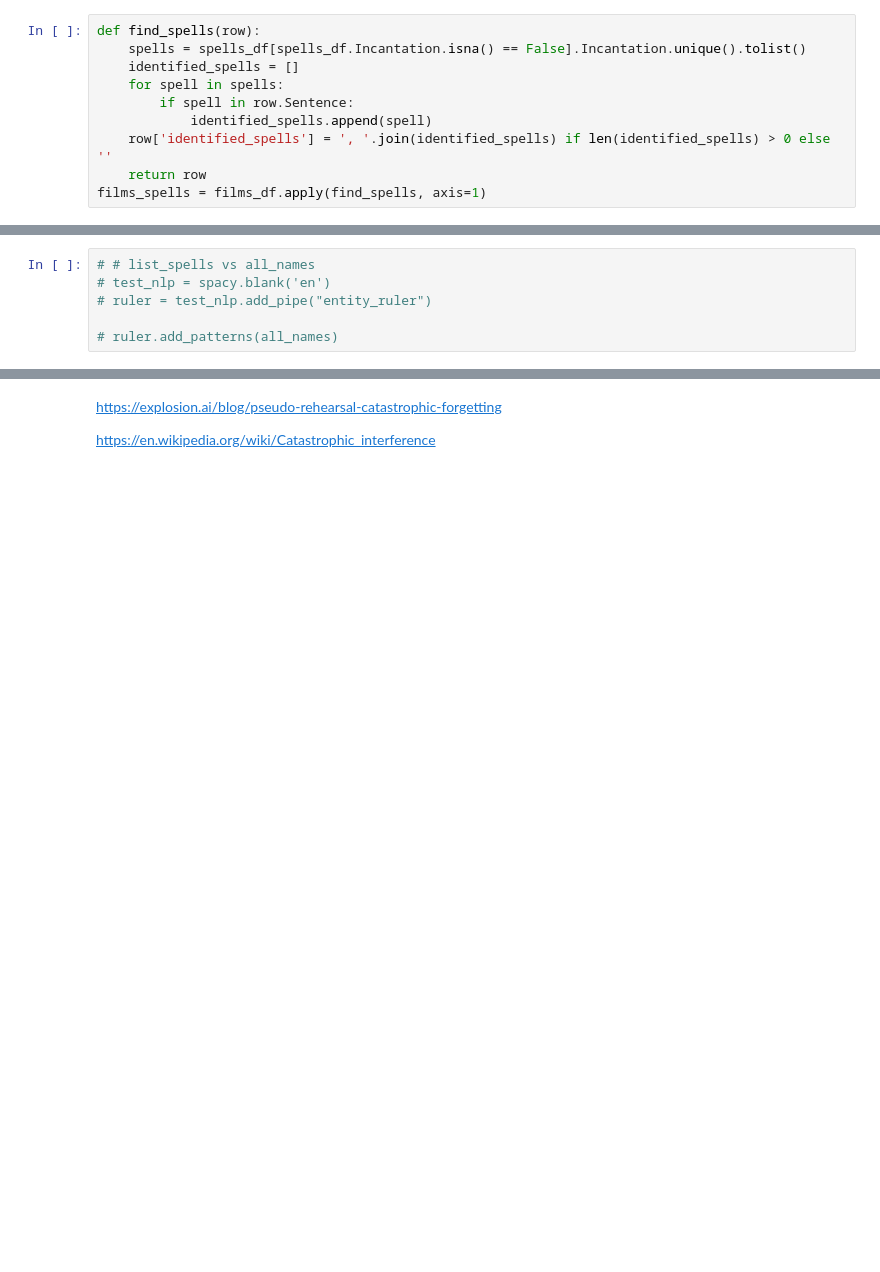
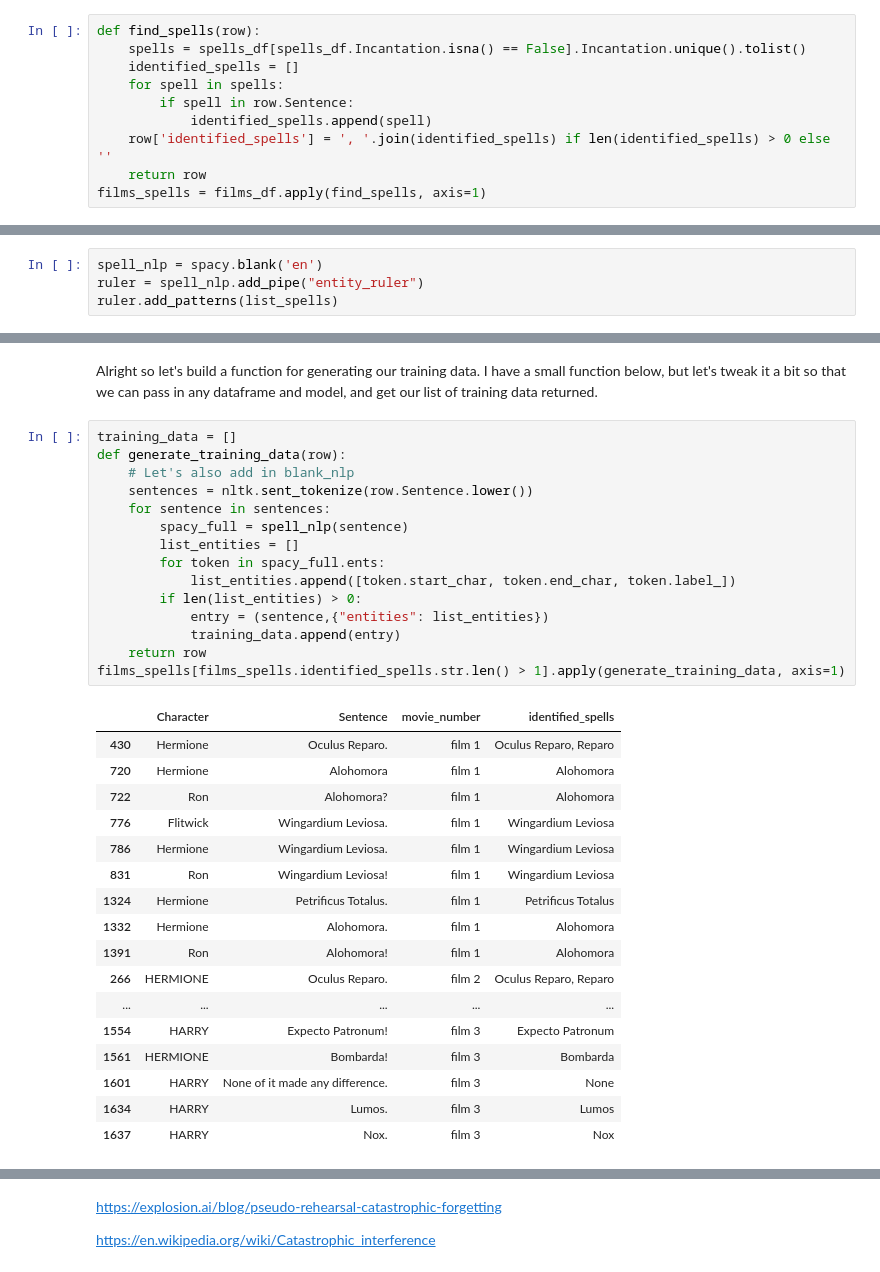
Before and after one commit to ZoeLeBlanc/ner_workshop, a Jupyter notebook: Training NER.ipynb, the cells around one changed output, grey strips where cells are left out. Drawn from its saved outputs; the diff is of its cells as text; blank space fills up the shorter version.

```diff
--- a/Training NER.ipynb
+++ b/Training NER.ipynb
@@ -202,6 +275,4 @@ list_spells[0:1]
 # %%
-# # list_spells vs all_names
-# test_nlp = spacy.blank('en')
-# ruler = test_nlp.add_pipe("entity_ruler")
-
-# ruler.add_patterns(all_names)
+spell_nlp = spacy.blank('en')
+ruler = spell_nlp.add_pipe("entity_ruler")
+ruler.add_patterns(list_spells)
@@ -207,0 +289,35 @@ list_spells[0:1]
+# %% [markdown]
+Alright so let's build a function for generating our training data. I have a small function below, but let's tweak it a bit so that we can pass in any dataframe and model, and get our list of training data returned.
+# %%
+training_data = []
+def generate_training_data(row):
+    # Let's also add in blank_nlp
+    sentences = nltk.sent_tokenize(row.Sentence.lower())
+    for sentence in sentences:
+        spacy_full = spell_nlp(sentence)
+        list_entities = []
+        for token in spacy_full.ents:
+            list_entities.append([token.start_char, token.end_char, token.label_])
+        if len(list_entities) > 0:
+            entry = (sentence,{"entities": list_entities})
+            training_data.append(entry)
+    return row
+films_spells[films_spells.identified_spells.str.len() > 1].apply(generate_training_data, axis=1)
+# %% [output]
+|  | Character | Sentence | movie_number | identified_spells |
+| 430 | Hermione | Oculus Reparo. | film 1 | Oculus Reparo, Reparo |
+| 720 | Hermione | Alohomora | film 1 | Alohomora |
+| 722 | Ron | Alohomora? | film 1 | Alohomora |
+| 776 | Flitwick | Wingardium Leviosa. | film 1 | Wingardium Leviosa |
+| 786 | Hermione | Wingardium Leviosa. | film 1 | Wingardium Leviosa |
+| 831 | Ron | Wingardium Leviosa! | film 1 | Wingardium Leviosa |
+| 1324 | Hermione | Petrificus Totalus. | film 1 | Petrificus Totalus |
+| 1332 | Hermione | Alohomora. | film 1 | Alohomora |
+| 1391 | Ron | Alohomora! | film 1 | Alohomora |
+| 266 | HERMIONE | Oculus Reparo. | film 2 | Oculus Reparo, Reparo |
+| ... | ... | ... | ... | ... |
+| 1554 | HARRY | Expecto Patronum! | film 3 | Expecto Patronum |
+| 1561 | HERMIONE | Bombarda! | film 3 | Bombarda |
+| 1601 | HARRY | None of it made any difference. | film 3 | None |
+| 1634 | HARRY | Lumos. | film 3 | Lumos |
+| 1637 | HARRY | Nox. | film 3 | Nox |
```
Also changed, not shown: parts of 61 cells of this notebook, 6 other files.
